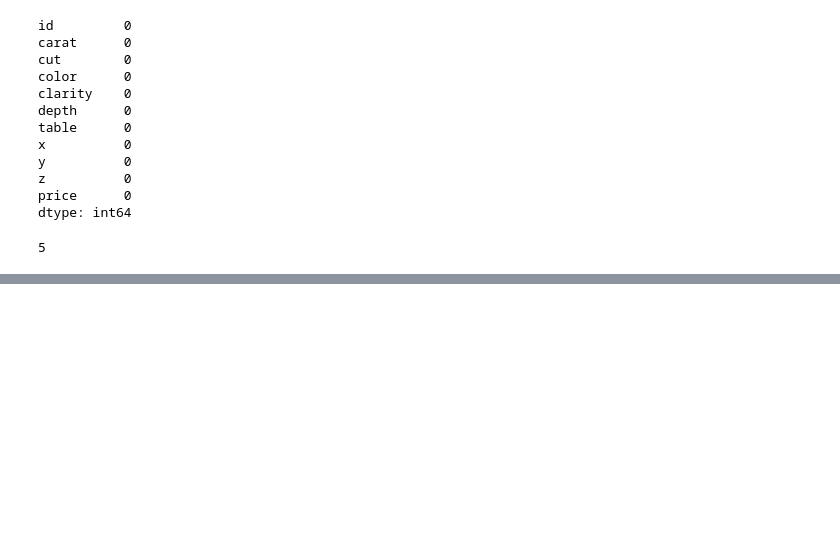
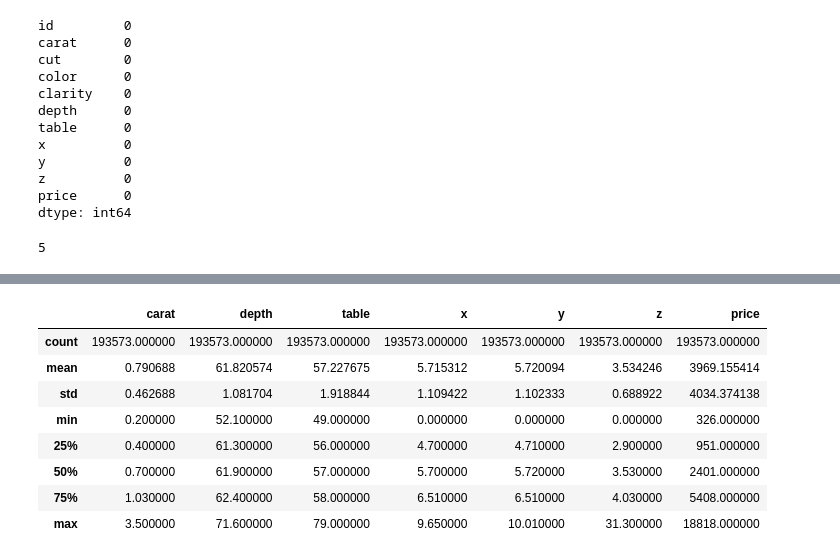
Before and after one commit to Praveenku32k/Diamond_Price_Prediction, a Jupyter notebook: notebooks/research.ipynb, the cells around one changed output, grey strips where cells are left out. Cells and saved outputs as stored; diff of their text form; code cells hidden in the pictures; blank space fills up the shorter version.

```diff
--- a/notebooks/research.ipynb
+++ b/notebooks/research.ipynb
@@ -146,0 +182,12 @@ data.drop(labels=["id"],axis=1)
+# %%
+data[numerical_column].describe()
+# %% [output]
+|  | carat | depth | table | x | y | z | price |
+| count | 193573.000000 | 193573.000000 | 193573.000000 | 193573.000000 | 193573.000000 | 193573.000000 | 193573.000000 |
+| mean | 0.790688 | 61.820574 | 57.227675 | 5.715312 | 5.720094 | 3.534246 | 3969.155414 |
+| std | 0.462688 | 1.081704 | 1.918844 | 1.109422 | 1.102333 | 0.688922 | 4034.374138 |
+| min | 0.200000 | 52.100000 | 49.000000 | 0.000000 | 0.000000 | 0.000000 | 326.000000 |
+| 25% | 0.400000 | 61.300000 | 56.000000 | 4.700000 | 4.710000 | 2.900000 | 951.000000 |
+| 50% | 0.700000 | 61.900000 | 57.000000 | 5.700000 | 5.720000 | 3.530000 | 2401.000000 |
+| 75% | 1.030000 | 62.400000 | 58.000000 | 6.510000 | 6.510000 | 4.030000 | 5408.000000 |
+| max | 3.500000 | 71.600000 | 79.000000 | 9.650000 | 10.010000 | 31.300000 | 18818.000000 |
```
Also changed, not shown: parts of 32 cells of this notebook, 2 other files.
